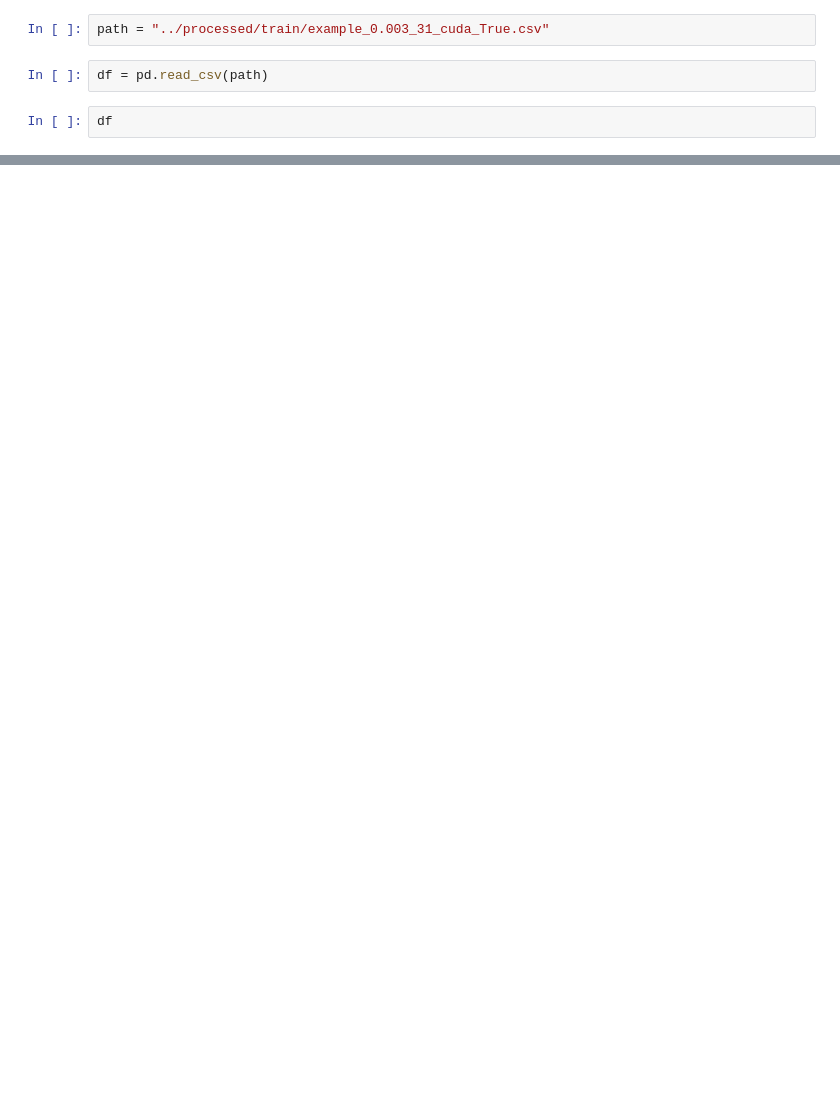
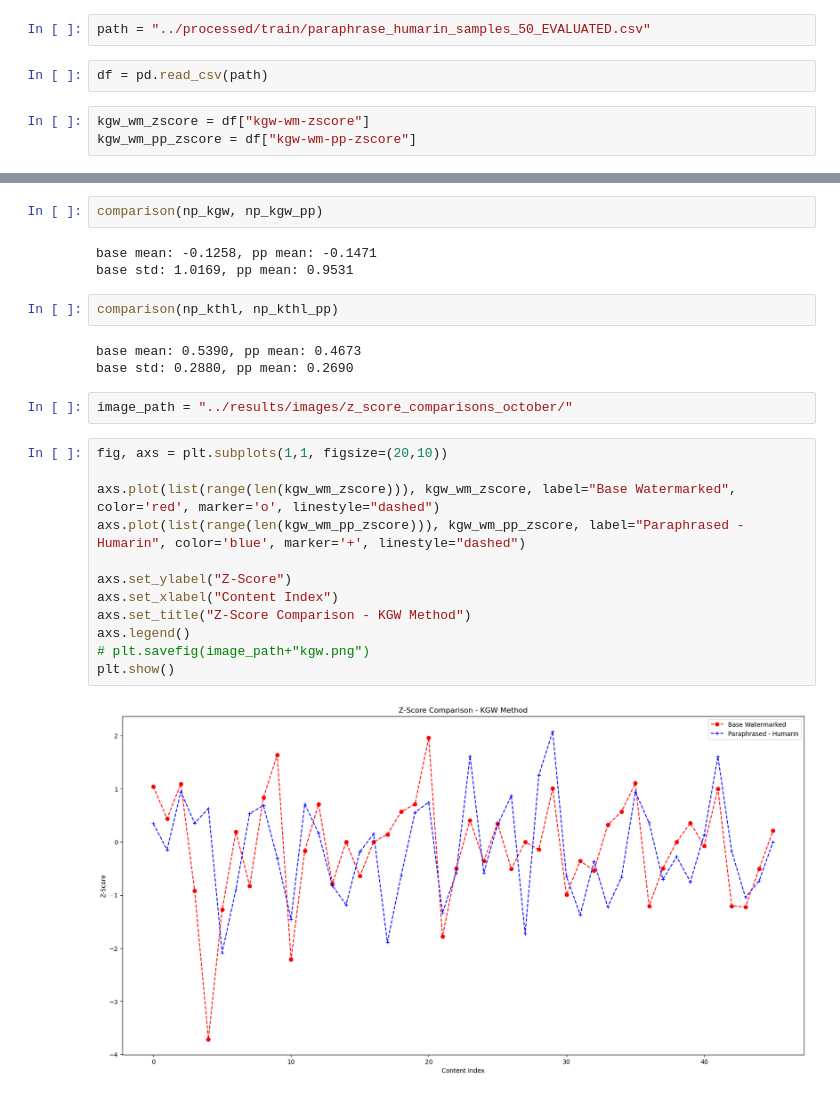
Before and after one commit to SamSJackson/Level4-Proj, a Jupyter notebook: data/notebooks/inspect_example_results.ipynb, the cells around one changed output, grey strips where cells are left out. Cells and saved outputs as stored; diff of their text form; blank space fills up the shorter version.

Commit message:
Evaluation and image generation

```diff
--- a/data/notebooks/inspect_example_results.ipynb
+++ b/data/notebooks/inspect_example_results.ipynb
@@ -3,6 +5,7 @@ import pandas as pd
 # %%
-path = "../processed/train/example_0.003_31_cuda_True.csv"
+path = "../processed/train/paraphrase_humarin_samples_50_EVALUATED.csv"
 # %%
 df = pd.read_csv(path)
 # %%
-df
+kgw_wm_zscore = df["kgw-wm-zscore"]
+kgw_wm_pp_zscore = df["kgw-wm-pp-zscore"]
@@ -26,0 +30,26 @@ df
+# %%
+comparison(np_kgw, np_kgw_pp)
+# %% [output]
+base mean: -0.1258, pp mean: -0.1471
+base std: 1.0169, pp mean: 0.9531
+# %%
+comparison(np_kthl, np_kthl_pp)
+# %% [output]
+base mean: 0.5390, pp mean: 0.4673
+base std: 0.2880, pp mean: 0.2690
+# %%
+image_path = "../results/images/z_score_comparisons_october/"
+# %%
+fig, axs = plt.subplots(1,1, figsize=(20,10))
+
+axs.plot(list(range(len(kgw_wm_zscore))), kgw_wm_zscore, label="Base Watermarked", color='red', marker='o', linestyle="dashed")
+axs.plot(list(range(len(kgw_wm_pp_zscore))), kgw_wm_pp_zscore, label="Paraphrased - Humarin", color='blue', marker='+', linestyle="dashed")
+
+axs.set_ylabel("Z-Score")
+axs.set_xlabel("Content Index")
+axs.set_title("Z-Score Comparison - KGW Method")
+axs.legend()
+# plt.savefig(image_path+"kgw.png")
+plt.show()
+# %% [output]
+[figure, added]
```
Also changed, not shown: parts of 6 cells of this notebook, 9 other files.
